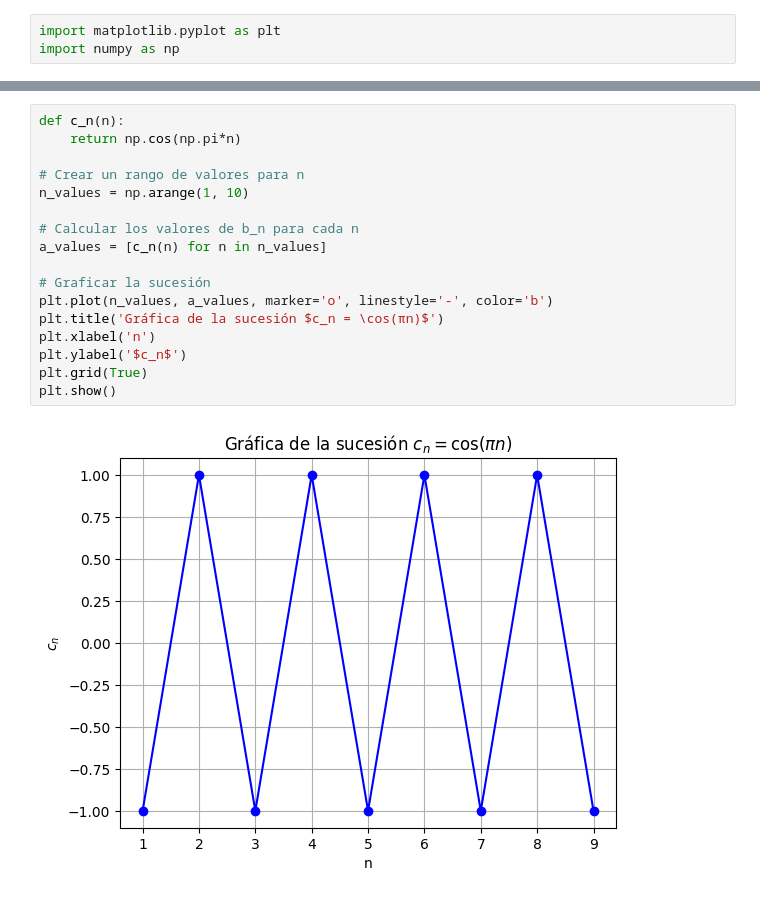
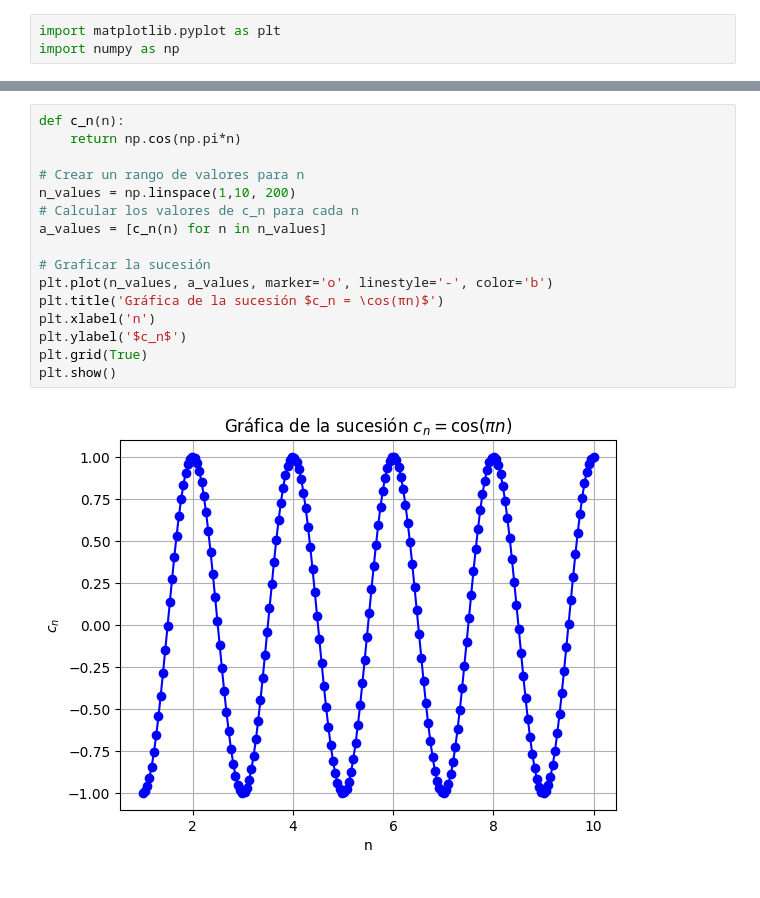
Before and after one commit to Juanm3005/trabajo-grupo-aplicadas, a Jupyter notebook: taller_sucesiones.ipynb, the cells around one changed output, grey strips where cells are left out. Cells and saved outputs as stored; diff of their text form.

```diff
--- a/taller_sucesiones.ipynb
+++ b/taller_sucesiones.ipynb
@@ -175,19 +175,18 @@ plt.show()
 # %%
 def c_n(n):
     return np.cos(np.pi*n)
 
 # Crear un rango de valores para n
-n_values = np.arange(1, 10)
-
-# Calcular los valores de b_n para cada n
+n_values = np.linspace(1,10, 200)
+# Calcular los valores de c_n para cada n
 a_values = [c_n(n) for n in n_values]
 
 # Graficar la sucesión
 plt.plot(n_values, a_values, marker='o', linestyle='-', color='b')
 plt.title('Gráfica de la sucesión $c_n = \cos(πn)$')
 plt.xlabel('n')
 plt.ylabel('$c_n$')
 plt.grid(True)
 plt.show()
 # %% [output]
-[figure, old version]
+[figure, new version]
```
Also changed, not shown: parts of 11 cells of this notebook.
